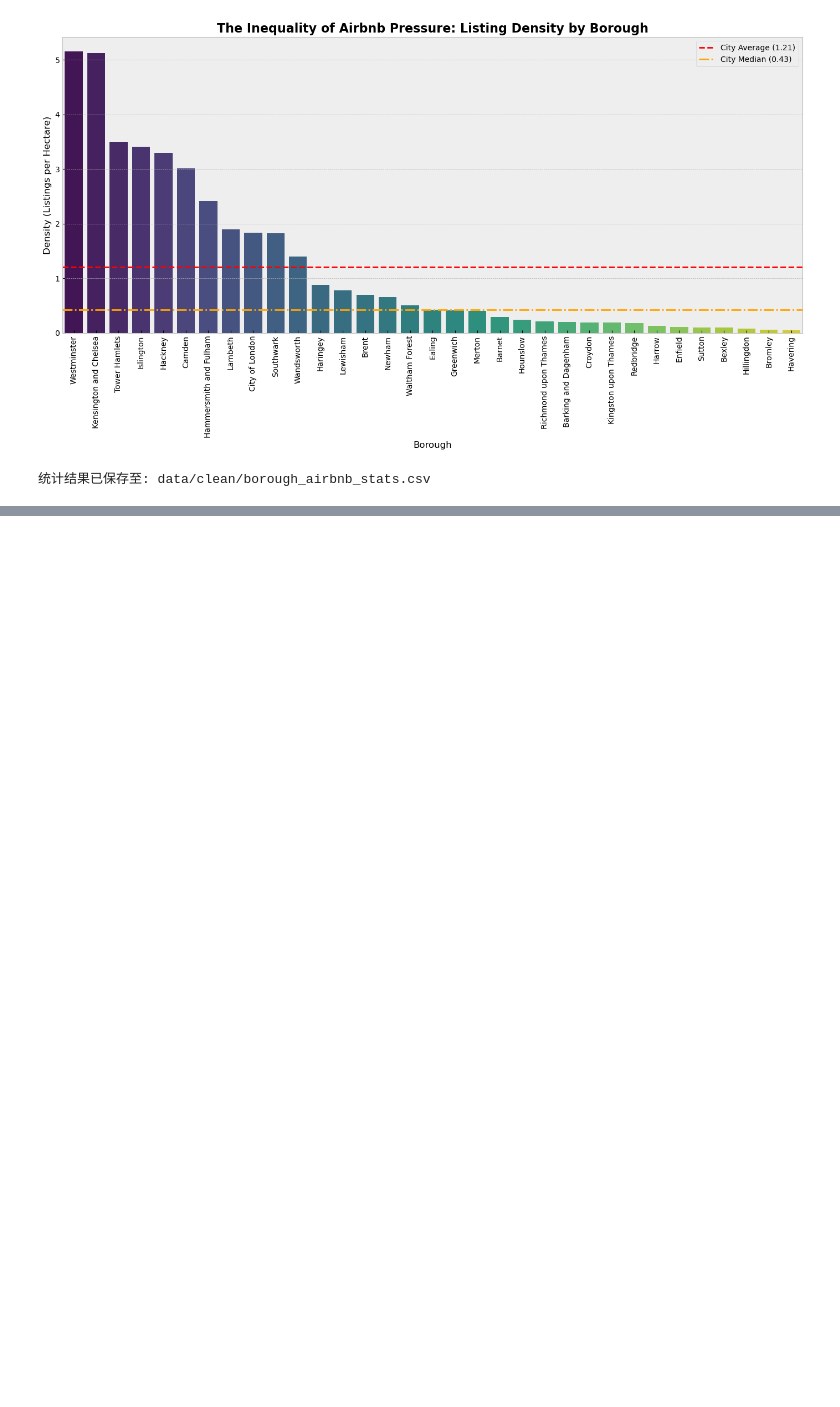
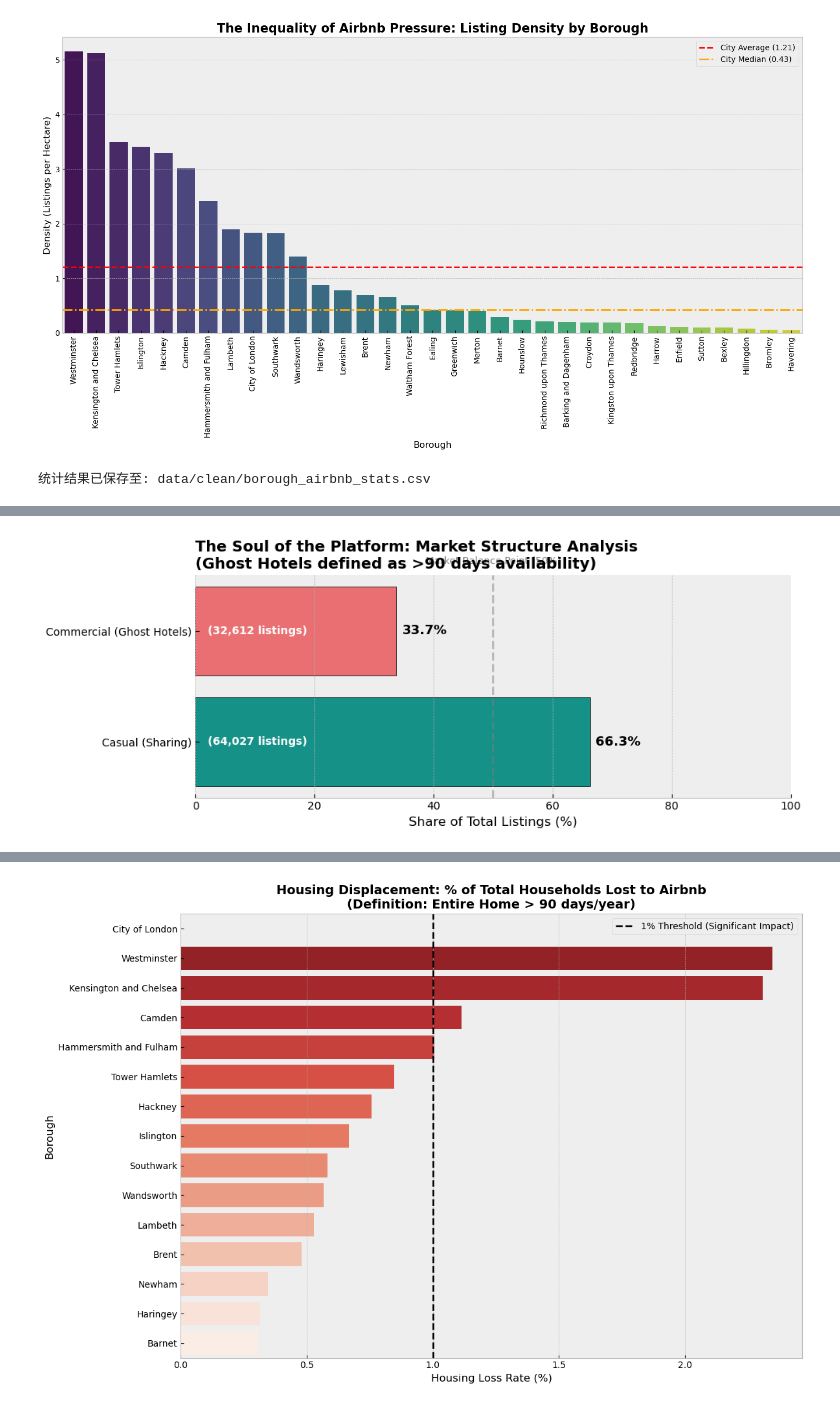
Before and after one commit to yjzhou217/The-Universe-s-Premier-F, a Jupyter notebook: code-draft.ipynb, the cells around one changed output, grey strips where cells are left out. Drawn from its saved outputs; the diff is of its cells as text; code cells hidden in the pictures; blank space fills up the shorter version.

```diff
--- a/code-draft.ipynb
+++ b/code-draft.ipynb
@@ -641,6 +644,12 @@ NameError: name 'stats' is not defined
 # %%
 # 2.住房供应维度(Housing Supply Dimension)
 # 核心问题: Airbnb 是否正在挤占长租住房资源 (Housing Displacement)?
+#分类依据 (Operationalization): 我们将所有 Airbnb 房源二元分类为 "Commercial / Ghost Hotels" (商业/幽灵酒店) 和 "Casual / Sharing" (休闲/共享)。
+#幽灵酒店 (Ghost Hotels): 捕捉的是那些原本是独立住房（Entire home），但因为常年用于短租（>90天，超过了伦敦90天规则或一般自住出租的合理范围）
+#实际上已经脱离了长租市场（De facto removed from housing stock）的房源。
+#休闲共享 (Casual Sharing): 剩下的部分（包括 Private Room 和偶尔出租的整套房）被视为真正的“共享经济”
+#它们是对现有住房的补充（Supplement），而不是替代（Substitute），因此不视为“住房流失”。
+
 # 2.1 加载与清洗住房存量数据 (Housing Stock Data)
 # 读取 CSV 文件
 filename = "tenure-households-borough.csv.gz"
@@ -653,7 +662,7 @@ print(url2)
 
 # load csv
 housing_csv_path = cache_data(url2, Path("data/raw").resolve())
-df_housing_raw = pd.read_csv(file_path, compression="gzip", low_memory=False)
+df_housing_raw = pd.read_csv(housing_csv_path, compression="gzip", low_memory=False)
 print(f"Data frame is {df_housing_raw.shape[0]:,} x {df_housing_raw.shape[1]}")
 
 # 数据预处理
@@ -673,7 +682,6 @@ print(f"住房数据准备完成 (年份: {latest_year})")
 print(housing_stock.head())
 
 # 2.2 定义 "Lost Housing" (幽灵酒店)
-# 假设 df (Airbnb 数据) 已经存在。如果报错 'df not defined'，请先运行 Part 1 的加载代码。
 
 # 定义阈值：一年中可预订超过 90 天的整套房
 GHOST_HOTEL_THRESHOLD = 90
@@ -693,6 +701,74 @@ lost_housing_count = df['is_lost_housing'].sum()
 print(f"  - 全伦敦 Airbnb 总房源: {total_airbnb:,}")
 print(f"  - 判定为 '流失住房' (Lost Stock): {lost_housing_count:,}")
 print(f"  - 商业化比例 (占 Airbnb 总量): {(lost_housing_count/total_airbnb)*100:.1f}%")
+
+# 2.2.1 [新增] 市场结构分析: Casual vs Commercial Ratio
+# 核心目的: 展示平台是否已经背离了"共享"初衷
+
+# 1）创建分类标签列
+# 利用刚刚定义的 is_lost_housing 布尔列
+# True -> Commercial (Ghost Hotel)
+# False -> Casual (Sharing) [包含 Private Room 和 偶尔出租的整套房]
+df['listing_category'] = df['is_lost_housing'].apply(
+    lambda x: 'Commercial (Ghost Hotel)' if x else 'Casual (Sharing)'
+)
+
+# 2）计算比例
+market_structure = df['listing_category'].value_counts()
+commercial_count = market_structure.get('Commercial (Ghost Hotel)', 0)
+total_count = len(df)
+commercial_ratio = (commercial_count / total_count) * 100
+
+print("\n=== Market Structure Analysis ===")
+print(f"Total Listings: {total_count:,}")
+print(f"Commercial (Ghost Hotels): {commercial_count:,} ({commercial_ratio:.1f}%)")
+print(f"Casual (Genuine Sharing): {total_count - commercial_count:,} ({100 - commercial_ratio:.1f}%)")
+
+# 3）可视化：水平比例条形图 (Horizontal Bar Chart)
+# 准备绘图数据 (Pandas DataFrame)
+ratio_data = pd.DataFrame({
+    'Category': ['Commercial (Ghost Hotels)', 'Casual (Sharing)'],
+    'Count': [commercial_count, total_count - commercial_count],
+    'Percentage': [commercial_ratio, 100 - commercial_ratio]
+})
+
+plt.figure(figsize=(10, 4)) # 设置长宽比，使其更像一个 Dashboard 组件
+
+# 使用 Seaborn 绘制
+# palette 参数对应之前的颜色逻辑：红色警示，绿色健康
+ax = sns.barplot(x='Percentage', y='Category', data=ratio_data,
+                 palette=['#FF5A5F', '#00A699'],
+                 edgecolor='black', linewidth=0.5)
+
+# 美化图表 (Aesthetics)
+plt.title('The Soul of the Platform: Market Structure Analysis\n(Ghost Hotels defined as >90 days availability)',
+          fontsize=14, weight='bold', loc='left')
+plt.xlabel('Share of Total Listings (%)', fontsize=12)
+plt.ylabel('') # 隐藏 y 轴标题，因为类别标签已经很清楚了
+plt.xlim(0, 100) # 锁定 X 轴为 0-100%
+
+# 去掉上方和右侧的边框 (Spines)，让图表更清爽 (Tufte's Data-Ink Ratio)
+sns.despine(left=True, bottom=False)
+
+# 添加数据标签 (Data Labels) - 这比饼图的标签更清晰
+for i, p in enumerate(ax.patches):
+    width = p.get_width()
+    # 在条形图末端添加百分比
+    ax.text(width + 1, p.get_y() + p.get_height()/2,
+            f'{width:.1f}%',
+            ha='left', va='center', fontweight='bold', fontsize=12, color='black')
+    # 在条形图内部添加绝对数量
+    count_val = ratio_data.iloc[i]['Count']
+    ax.text(2, p.get_y() + p.get_height()/2,
+            f'({count_val:,} listings)',
+            ha='left', va='center', color='white', fontweight='bold', fontsize=10)
+
+# 添加参考线 (可选)
+plt.axvline(50, color='gray', linestyle='--', alpha=0.5)
+plt.text(50, -0.6, 'Market Balance Point (50%)', ha='center', fontsize=9, color='gray')
+
+plt.tight_layout()
+plt.show()
 
 # 2.3 聚合与合并 (Merge Airbnb & Housing Data)
 # 统计各区 Airbnb 幽灵酒店数量
@@ -729,3 +805,4 @@ plt.legend()
 
 plt.tight_layout()
 plt.show()
+# %% [output]
@@ -731,0 +832 @@ plt.show()
+[figure, added]
@@ -732,3 +843,4 @@ plt.show()
+[figure, added]
 # %%
 # 2.6 (修正版) 可视化：住房挤占程度
 # 修正: 去掉 'City of London' (因为分母为0导致 inf)
```
Also changed, not shown: parts of 3 cells of this notebook.
